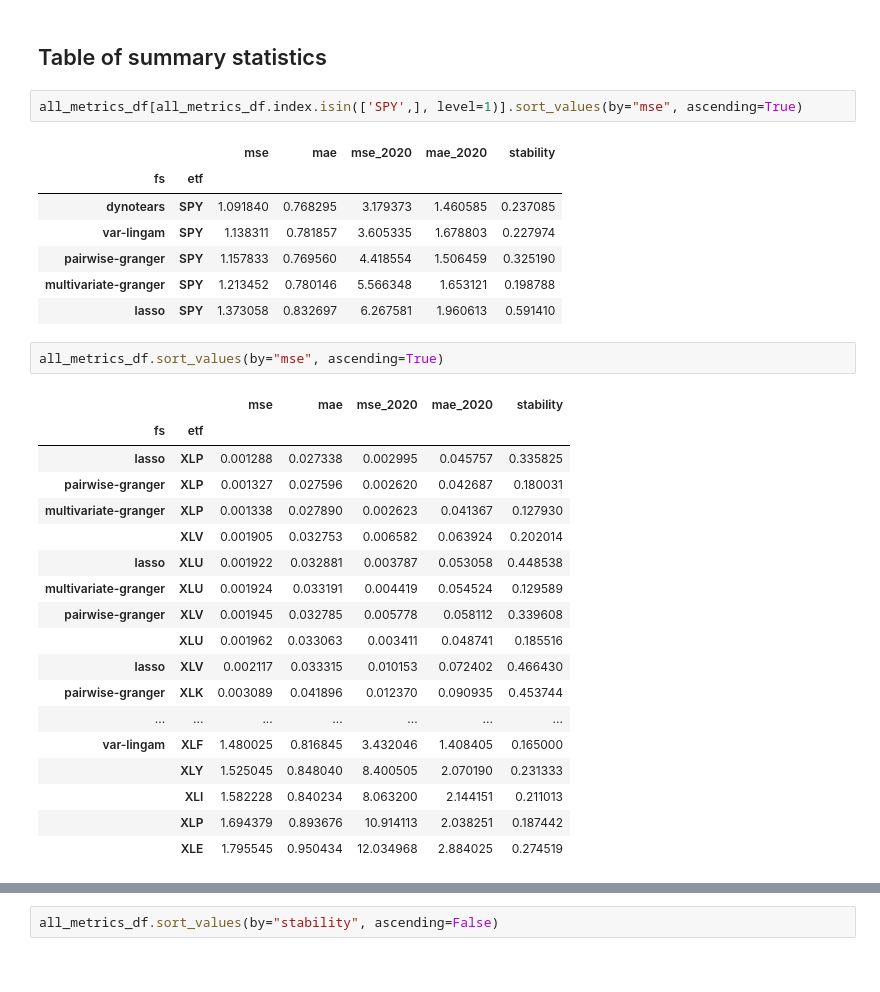
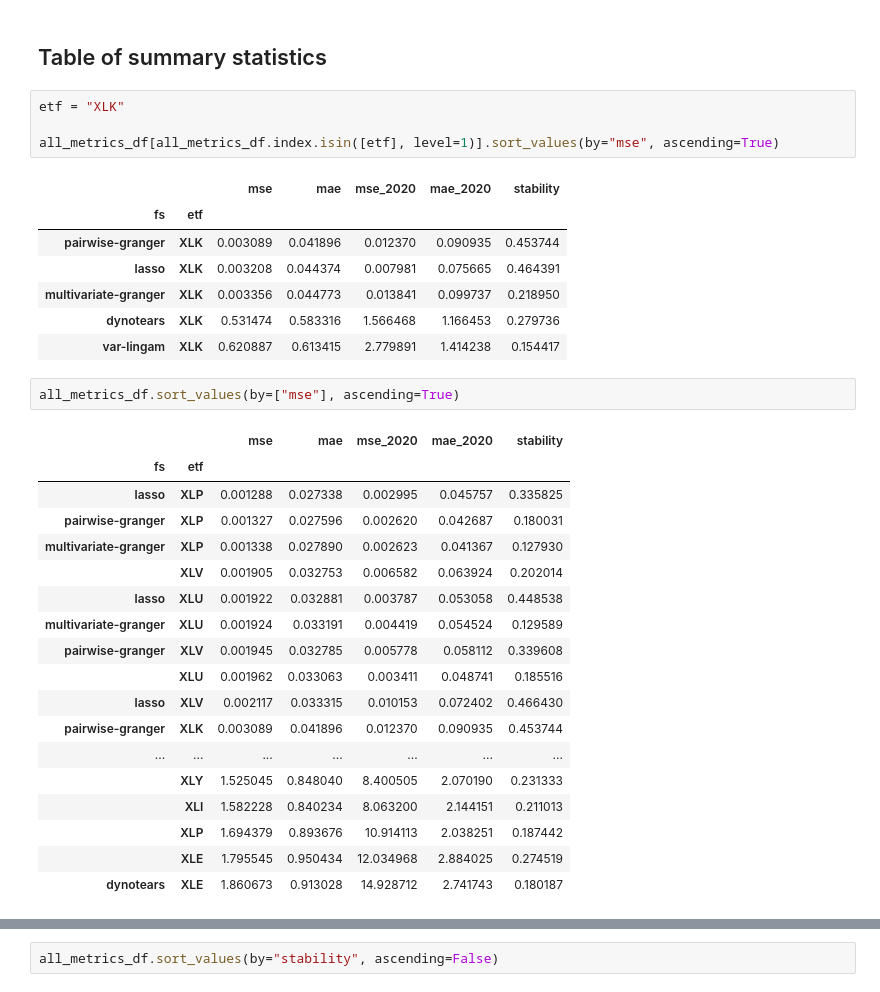
Before and after one commit to dcuoliveira/cml-fin, a Jupyter notebook: src/results_report_large.ipynb, the cells around one changed output, grey strips where cells are left out. Drawn from its saved outputs; the diff is of its cells as text.

```diff
--- a/src/results_report_large.ipynb
+++ b/src/results_report_large.ipynb
@@ -276,17 +276,19 @@ selected_melt_df.pivot_table(index=["date"], columns=["etf", "fs", "cluster"], v
 # %% [markdown]
 ## Table of summary statistics
 # %%
-all_metrics_df[all_metrics_df.index.isin(['SPY',], level=1)].sort_values(by="mse", ascending=True)
+etf = "XLK"
+
+all_metrics_df[all_metrics_df.index.isin([etf], level=1)].sort_values(by="mse", ascending=True)
 # %% [output]
 |  |  | mse | mae | mse_2020 | mae_2020 | stability |
 | fs | etf |  |  |  |  |  |
-| dynotears | SPY | 1.091840 | 0.768295 | 3.179373 | 1.460585 | 0.237085 |
-| var-lingam | SPY | 1.138311 | 0.781857 | 3.605335 | 1.678803 | 0.227974 |
-| pairwise-granger | SPY | 1.157833 | 0.769560 | 4.418554 | 1.506459 | 0.325190 |
-| multivariate-granger | SPY | 1.213452 | 0.780146 | 5.566348 | 1.653121 | 0.198788 |
-| lasso | SPY | 1.373058 | 0.832697 | 6.267581 | 1.960613 | 0.591410 |
+| pairwise-granger | XLK | 0.003089 | 0.041896 | 0.012370 | 0.090935 | 0.453744 |
+| lasso | XLK | 0.003208 | 0.044374 | 0.007981 | 0.075665 | 0.464391 |
+| multivariate-granger | XLK | 0.003356 | 0.044773 | 0.013841 | 0.099737 | 0.218950 |
+| dynotears | XLK | 0.531474 | 0.583316 | 1.566468 | 1.166453 | 0.279736 |
+| var-lingam | XLK | 0.620887 | 0.613415 | 2.779891 | 1.414238 | 0.154417 |
 # %%
-all_metrics_df.sort_values(by="mse", ascending=True)
+all_metrics_df.sort_values(by=["mse"], ascending=True)
 # %% [output]
 |  |  | mse | mae | mse_2020 | mae_2020 | stability |
 | fs | etf |  |  |  |  |  |
@@ -301,11 +303,11 @@ all_metrics_df.sort_values(by="mse", ascending=True)
 | lasso | XLV | 0.002117 | 0.033315 | 0.010153 | 0.072402 | 0.466430 |
 | pairwise-granger | XLK | 0.003089 | 0.041896 | 0.012370 | 0.090935 | 0.453744 |
 | ... | ... | ... | ... | ... | ... | ... |
-| var-lingam | XLF | 1.480025 | 0.816845 | 3.432046 | 1.408405 | 0.165000 |
 |  | XLY | 1.525045 | 0.848040 | 8.400505 | 2.070190 | 0.231333 |
 |  | XLI | 1.582228 | 0.840234 | 8.063200 | 2.144151 | 0.211013 |
 |  | XLP | 1.694379 | 0.893676 | 10.914113 | 2.038251 | 0.187442 |
 |  | XLE | 1.795545 | 0.950434 | 12.034968 | 2.884025 | 0.274519 |
+| dynotears | XLE | 1.860673 | 0.913028 | 14.928712 | 2.741743 | 0.180187 |
 # %%
 all_metrics_df.sort_values(by="mae", ascending=True)
 # %% [output]
```
Also changed, not shown: parts of 8 cells of this notebook.
